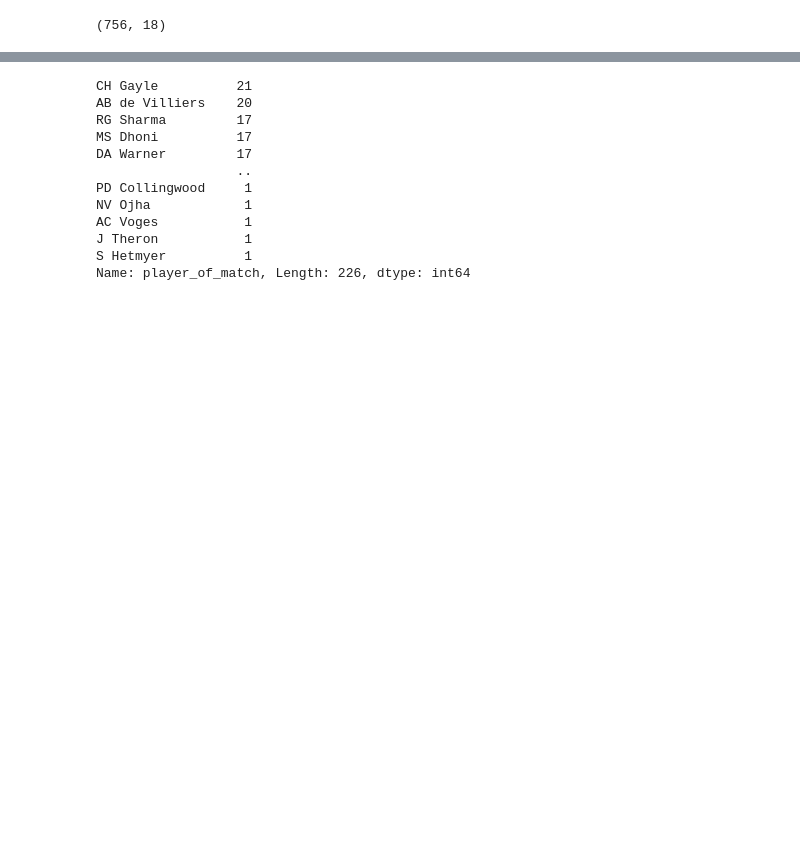
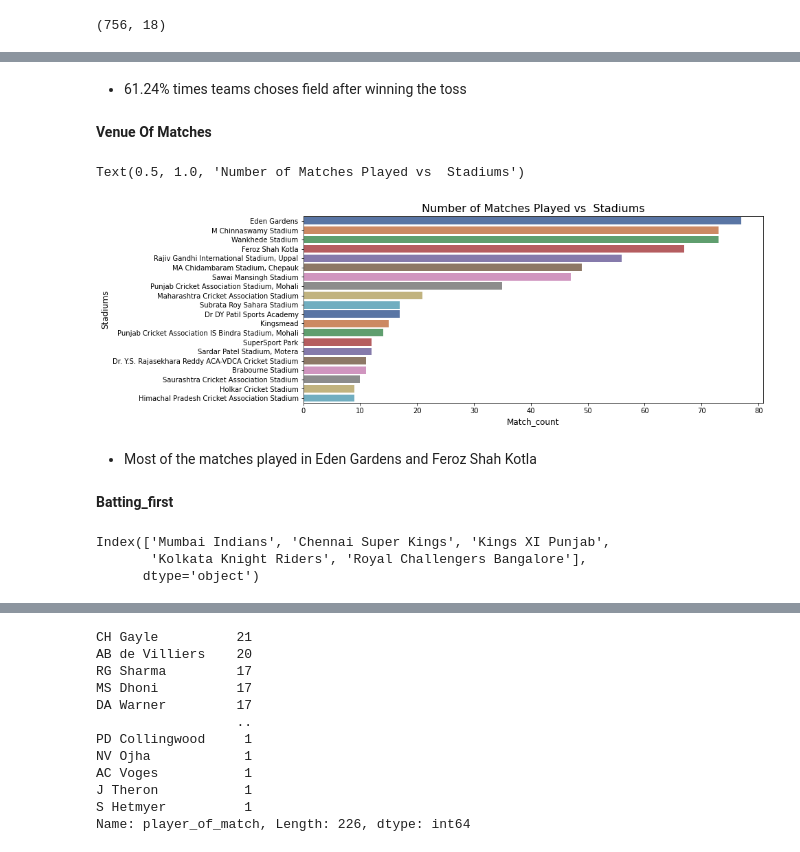
Before and after one commit to Jalpeshv/IPL-Analysis, a Jupyter notebook: IPL_Exploratory_Data_Analysis.ipynb, the cells around one changed output, grey strips where cells are left out. Drawn from its saved outputs; the diff is of its cells as text; code cells hidden in the pictures; blank space fills up the shorter version.

```diff
--- a/IPL_Exploratory_Data_Analysis.ipynb
+++ b/IPL_Exploratory_Data_Analysis.ipynb
@@ -22,0 +64,27 @@ ipl.shape
+# %% [markdown]
+*   61.24% times teams choses field after winning the toss
+# %% [markdown]
+**Venue Of Matches**
+# %%
+plt.figure(figsize=(12,5))
+sns.countplot(y=ipl['venue'],order=ipl['venue'].value_counts().index[0:20],palette='deep')
+plt.xlabel('Match_count',fontsize=12)
+plt.ylabel('Stadiums',fontsize=12)
+plt.title('Number of Matches Played vs  Stadiums',fontsize=16)
+# %% [output]
+Text(0.5, 1.0, 'Number of Matches Played vs  Stadiums')
+[figure, added]
+# %% [markdown]
+
+
+*   Most of the matches played in Eden Gardens and Feroz Shah Kotla
+# %% [markdown]
+**Batting_first**
+# %%
+batting_first=ipl[ipl['win_by_runs']!=0]
+batting_first['winner'].value_counts()[0:5]
+ipl[ipl['win_by_runs']!=0]['winner'].value_counts().index[0:5]
+# %% [output]
+Index(['Mumbai Indians', 'Chennai Super Kings', 'Kings XI Punjab',
+       'Kolkata Knight Riders', 'Royal Challengers Bangalore'],
+      dtype='object')
```
Also changed, not shown: parts of 14 cells of this notebook.
